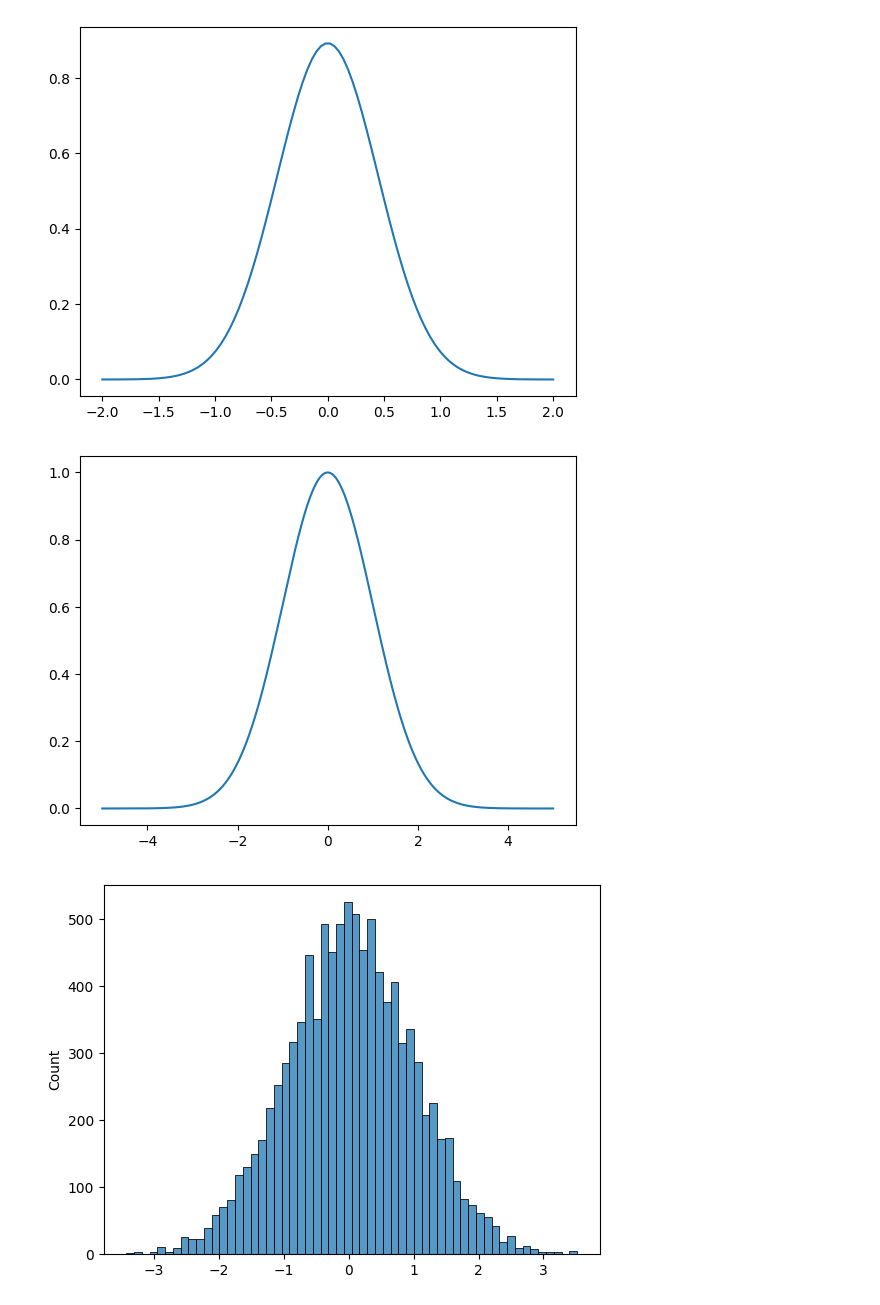
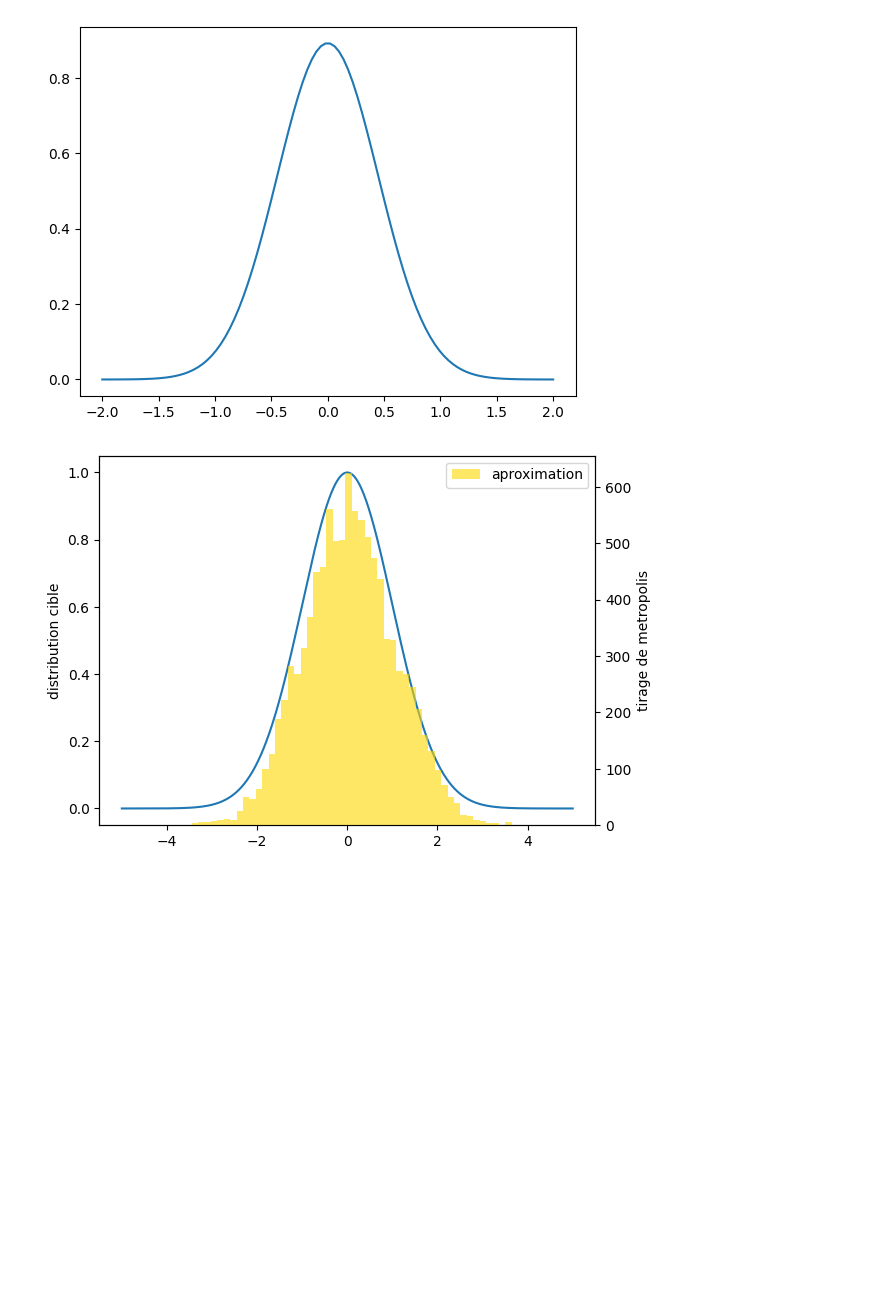
Before and after one commit to CorentinVaillant/ProjetMath-HastingMetropolis, a Jupyter notebook: Corentin/hasting_metropolis.ipynb, the cells around one changed output. Cells and saved outputs as stored; diff of their text form; code cells hidden in the pictures; blank space fills up the shorter version.

```diff
--- a/Corentin/hasting_metropolis.ipynb
+++ b/Corentin/hasting_metropolis.ipynb
@@ -46,18 +44,26 @@ distribution_cible = lambda x: np.exp(-x**2 / 2)
 proposition =lambda x: x +  np.random.normal(0,1)
 
 tirage = metropolis(distribution_cible,proposition,0,iterations=10000)
-# %%
-x = np.linspace(-5,5,1000)
-y = distribution_cible(x)
-plt.plot(x,y)
-plt.show()
-
-
-sns.histplot(tirage)
-plt.show()
-# %% [output]
-[figure, removed]
-[figure, removed]
+# %%
+fig, ax1 = plt.subplots()
+
+
+x = np.linspace(-5,5,1000)
+data1 = distribution_cible(x)
+data2 = tirage
+
+ax1.set_ylabel("distribution cible")
+ax1.plot(x,data1)
+
+ax2 = ax1.twinx()
+
+ax2.hist(tirage,bins=50,label='aproximation',color="gold",alpha=0.6)
+ax2.set_ylabel("tirage de metropolis")
+
+plt.legend()
+plt.show()
+# %% [output]
+[figure, added]
 # %%
 def hasting_metropolis(distribution_cible,proposition,densite_proposition, x0, iterations = 1000):
     tirage = [x0]
```
Also changed, not shown: parts of 1 cell of this notebook.
